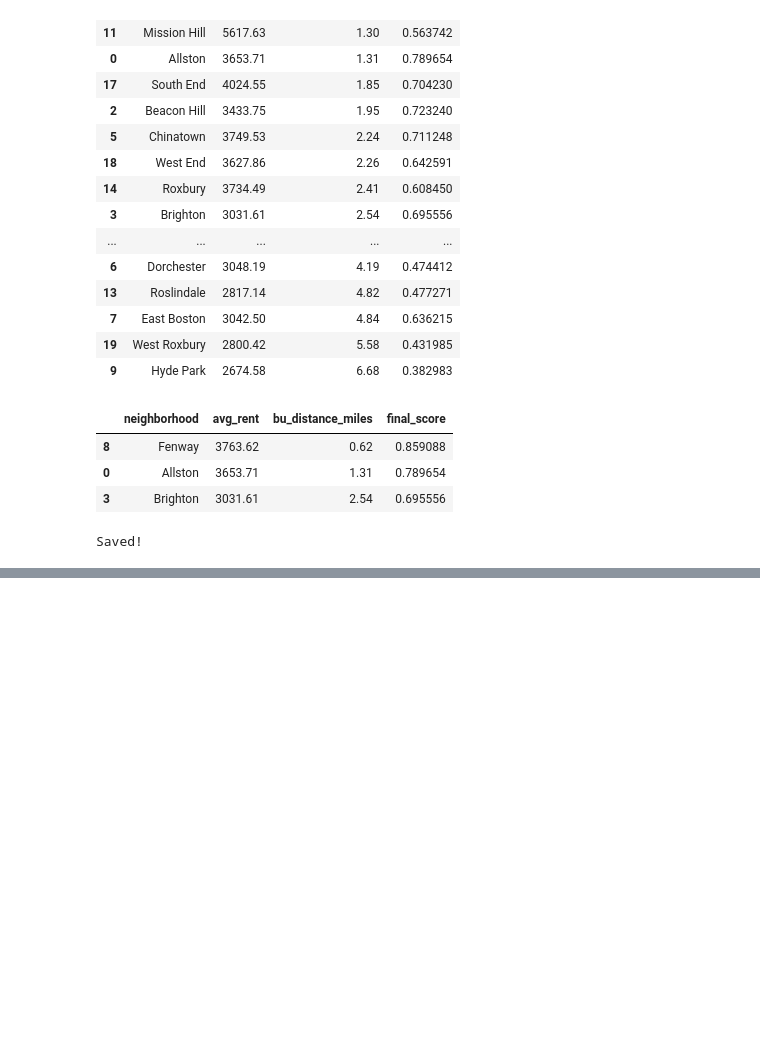
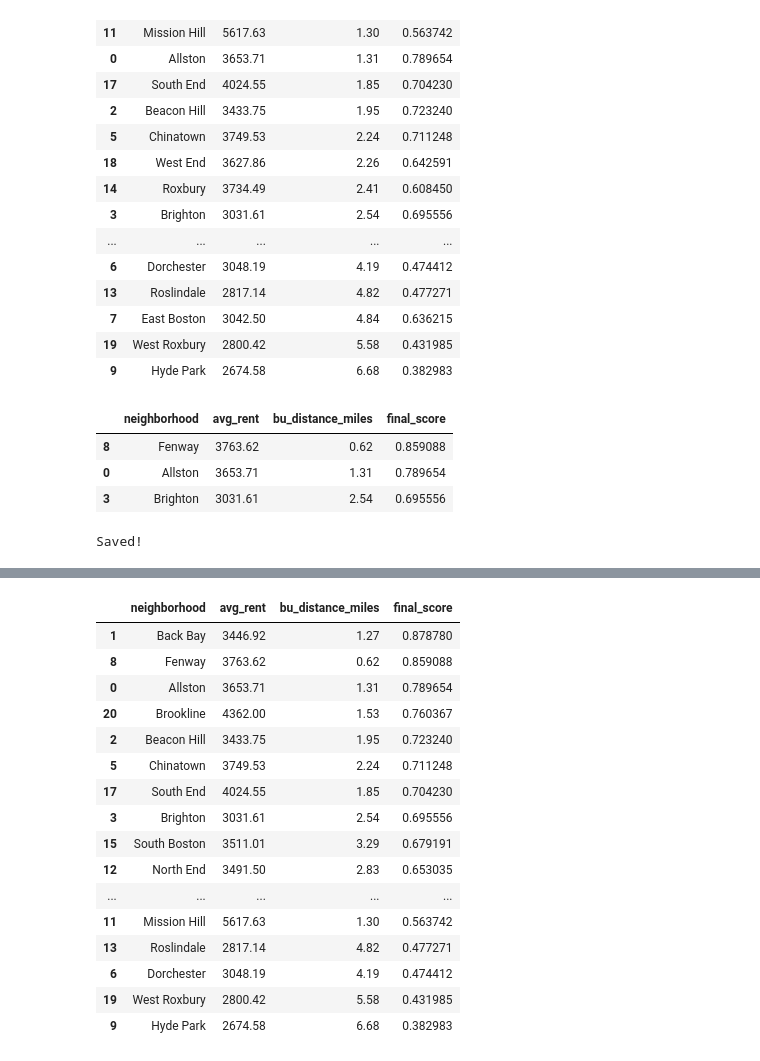
Before and after one commit to Kpop-Smoke/bu-neighborhood-recommender, a Jupyter notebook: notebooks/03_scoring_model.ipynb, the cells around one changed output, grey strips where cells are left out. Drawn from its saved outputs; the diff is of its cells as text; code cells hidden in the pictures; blank space fills up the shorter version.

Commit message:
Add Brookline to model, renormalize all scores

```diff
--- a/notebooks/03_scoring_model.ipynb
+++ b/notebooks/03_scoring_model.ipynb
@@ -214,0 +281,12 @@ Saved!
+# %%
+brookline_row = {
+    'neighborhood': 'Brookline',
+    'avg_rent': 4362.0,
+    'crime_count': 7493,
+    'transit_score': 51,
+    'bu_distance_miles': 1.53,
+    'amenity_count': 110
+}
+
+master = pd.concat([master, pd.DataFrame([brookline_row])], ignore_index=True)
+print(master[master['neighborhood'] == 'Brookline'])
@@ -214,0 +302,38 @@ Saved!
+# %%
+from sklearn.preprocessing import MinMaxScaler
+
+scaler = MinMaxScaler()
+
+master['rent_norm'] = 1 - scaler.fit_transform(master[['avg_rent']])
+master['crime_norm'] = 1 - scaler.fit_transform(master[['crime_count']])
+master['transit_norm'] = scaler.fit_transform(master[['transit_score']])
+master['bu_norm'] = 1 - scaler.fit_transform(master[['bu_distance_miles']])
+master['amenity_norm'] = scaler.fit_transform(master[['amenity_count']])
+
+master['final_score'] = (
+    master['bu_norm'] * 0.30 +
+    master['rent_norm'] * 0.25 +
+    master['transit_norm'] * 0.20 +
+    master['crime_norm'] * 0.15 +
+    master['amenity_norm'] * 0.10
+)
+
+master[['neighborhood', 'avg_rent', 'bu_distance_miles', 'final_score']].sort_values('final_score', ascending=False)
+# %% [output]
+|  | neighborhood | avg_rent | bu_distance_miles | final_score |
+| 1 | Back Bay | 3446.92 | 1.27 | 0.878780 |
+| 8 | Fenway | 3763.62 | 0.62 | 0.859088 |
+| 0 | Allston | 3653.71 | 1.31 | 0.789654 |
+| 20 | Brookline | 4362.00 | 1.53 | 0.760367 |
+| 2 | Beacon Hill | 3433.75 | 1.95 | 0.723240 |
+| 5 | Chinatown | 3749.53 | 2.24 | 0.711248 |
+| 17 | South End | 4024.55 | 1.85 | 0.704230 |
+| 3 | Brighton | 3031.61 | 2.54 | 0.695556 |
+| 15 | South Boston | 3511.01 | 3.29 | 0.679191 |
+| 12 | North End | 3491.50 | 2.83 | 0.653035 |
+| ... | ... | ... | ... | ... |
+| 11 | Mission Hill | 5617.63 | 1.30 | 0.563742 |
+| 13 | Roslindale | 2817.14 | 4.82 | 0.477271 |
+| 6 | Dorchester | 3048.19 | 4.19 | 0.474412 |
+| 19 | West Roxbury | 2800.42 | 5.58 | 0.431985 |
+| 9 | Hyde Park | 2674.58 | 6.68 | 0.382983 |
```
Also changed, not shown: parts of 9 cells of this notebook, 4 other files.
